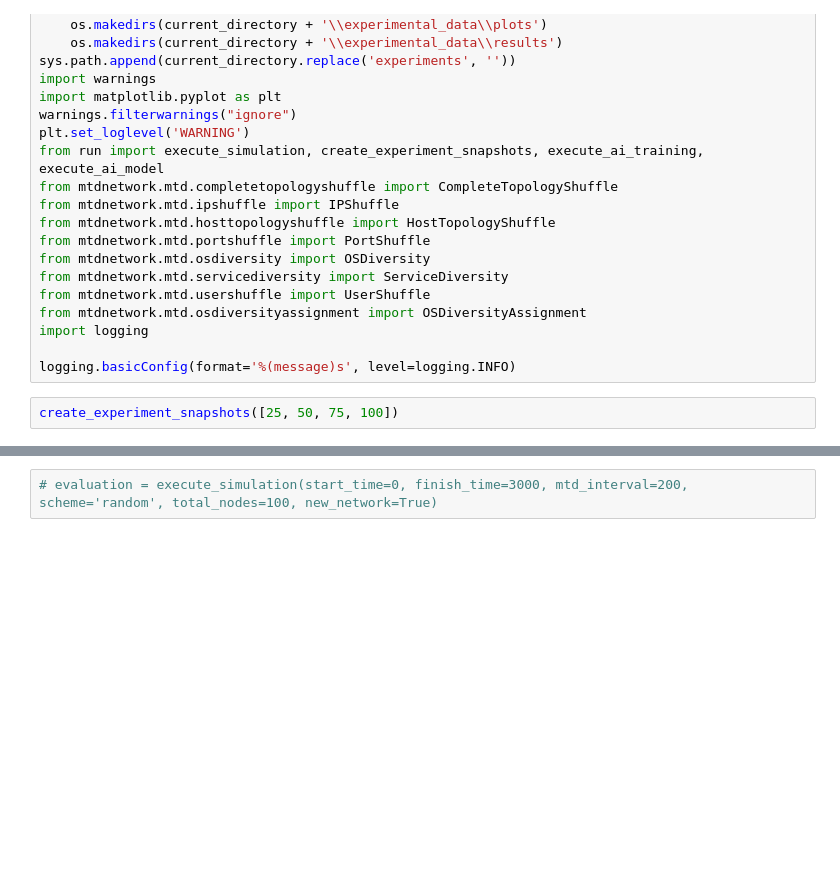
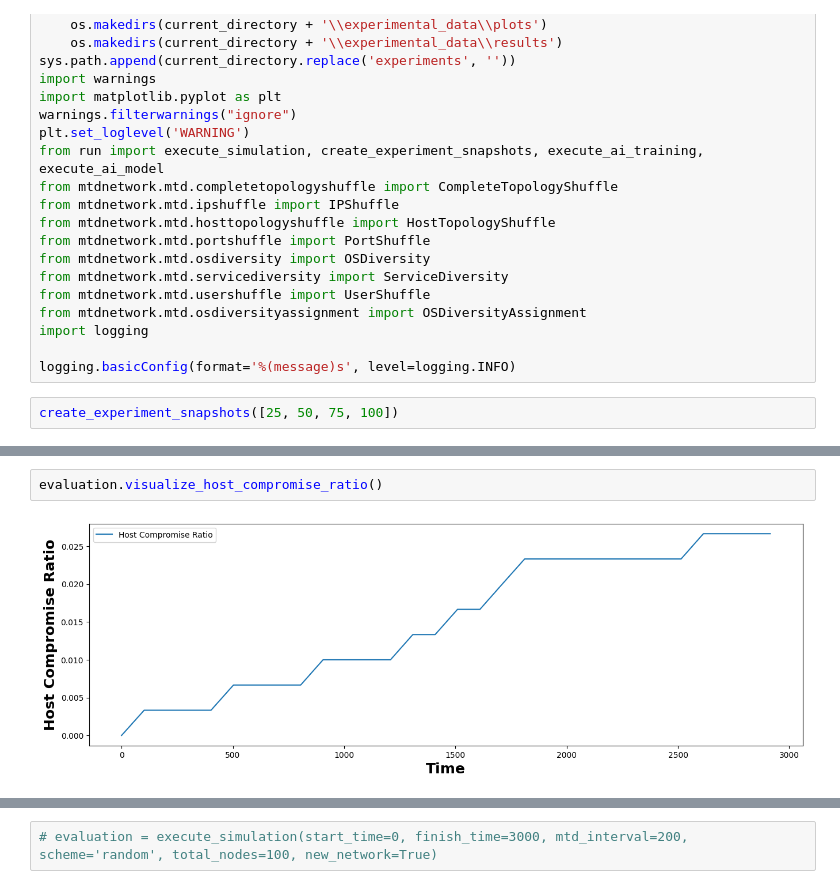
Before and after one commit to MoeBuTa/MTDSim, a Jupyter notebook: experiments/mtd_ai_operation.ipynb, the cells around one changed output, grey strips where cells are left out. Cells and saved outputs as stored; diff of their text form; blank space fills up the shorter version.

```diff
--- a/experiments/mtd_ai_operation.ipynb
+++ b/experiments/mtd_ai_operation.ipynb
@@ -58,0 +83,4 @@ MTD: Interrupted EXPLOIT_VULN at 2926.4s!
+# %%
+evaluation.visualize_host_compromise_ratio()
+# %% [output]
+[figure, added]
```
Also changed, not shown: parts of 6 cells of this notebook, 18 other files.
